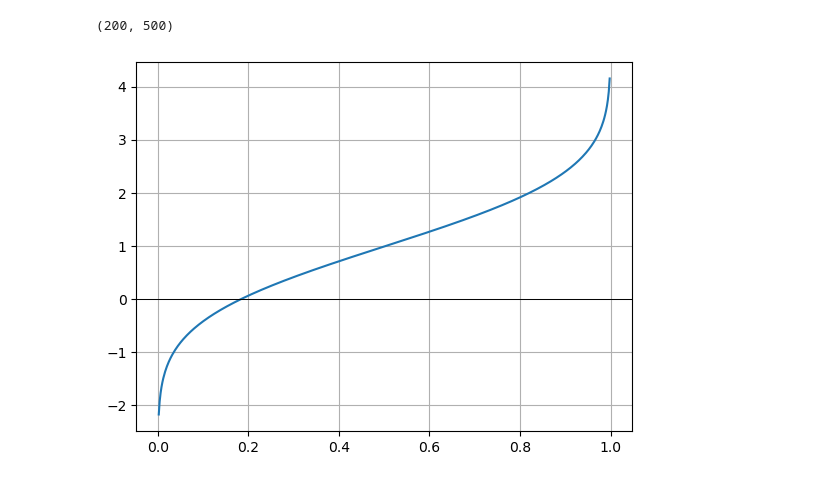
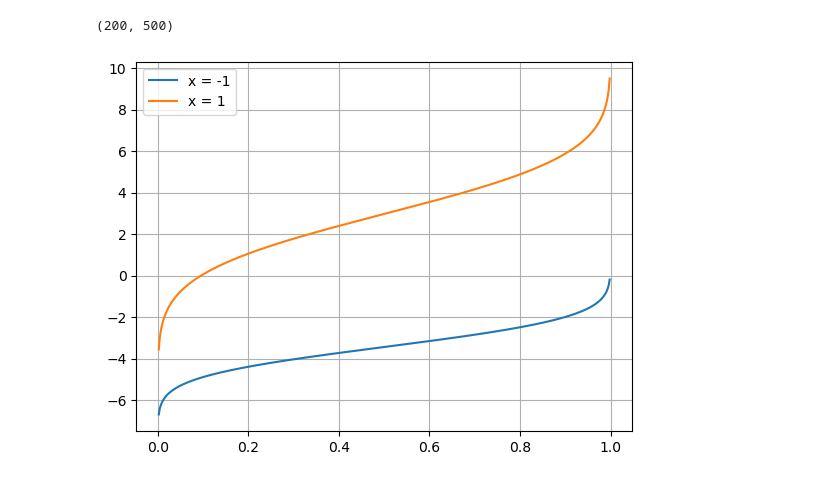
Before and after one commit to mirkimirk/thesis_frechet_fda, a Jupyter notebook: src/frechet_fda/simulation_and_frechet_method.ipynb, the cells around one changed output. Cells and saved outputs as stored; diff of their text form; code cells hidden in the pictures.

```diff
--- a/src/frechet_fda/simulation_and_frechet_method.ipynb
+++ b/src/frechet_fda/simulation_and_frechet_method.ipynb
@@ -52,7 +53,7 @@ ys.shape
 (200, 500)
 # %%
 qfs = [Function(u, y) for y in ys]
-# %%
-qfs[0].plot()
-# %% [output]
-[figure, removed]
+# %%
+qfs[0].compare(qfs[199], label_self="x = -1", label_other="x = 1")
+# %% [output]
+[figure, added]
```
Also changed, not shown: parts of 6 cells of this notebook.
